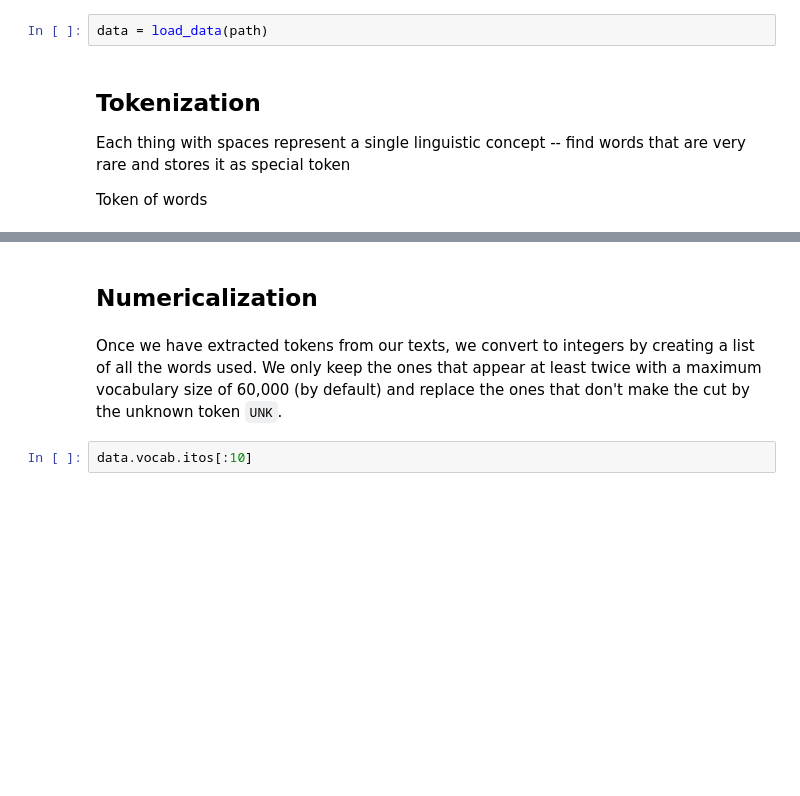
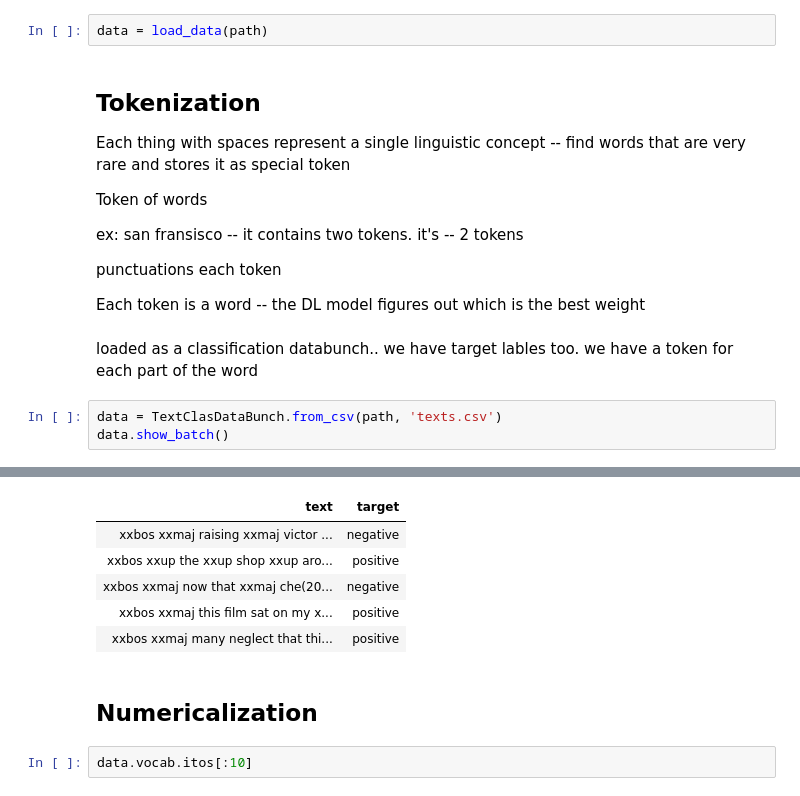
Before and after one commit to chamarthisireesha/fastai, a Jupyter notebook: lect3_imdb.ipynb, the cells around one changed output, grey strips where cells are left out. Cells and saved outputs as stored; diff of their text form; blank space fills up the shorter version.

```diff
--- a/lect3_imdb.ipynb
+++ b/lect3_imdb.ipynb
@@ -46,3 +85,17 @@ data = load_data(path)
 Each thing with spaces represent a single linguistic concept -- find words that are very rare and stores it as special token
 
 Token of words
+
+
+ex: san fransisco -- it contains two tokens.
+it's -- 2 tokens
+
+punctuations each token
+
+Each token is a word -- the DL model figures out which is the best weight
+# %% [markdown]
+loaded as a classification databunch.. we have target lables too.  we have a token for each part of the word
+# %%
+data = TextClasDataBunch.from_csv(path, 'texts.csv')
+data.show_batch()
+# %% [output]
@@ -49,7 +104,11 @@ Token of words
+| text | target |
+| xxbos xxmaj raising xxmaj victor ... | negative |
+| xxbos xxup the xxup shop xxup aro... | positive |
+| xxbos xxmaj now that xxmaj che(20... | negative |
+| xxbos xxmaj this film sat on my x... | positive |
+| xxbos xxmaj many neglect that thi... | positive |
 # %% [markdown]
 ## Numericalization
-# %% [markdown]
-Once we have extracted tokens from our texts, we convert to integers by creating a list of all the words used. We only keep the ones that appear at least twice with a maximum vocabulary size of 60,000 (by default) and replace the ones that don't make the cut by the unknown token `UNK`.
 # %%
 data.vocab.itos[:10]
 # %% [output]
```
Also changed, not shown: parts of 59 cells of this notebook, 2 other files.
